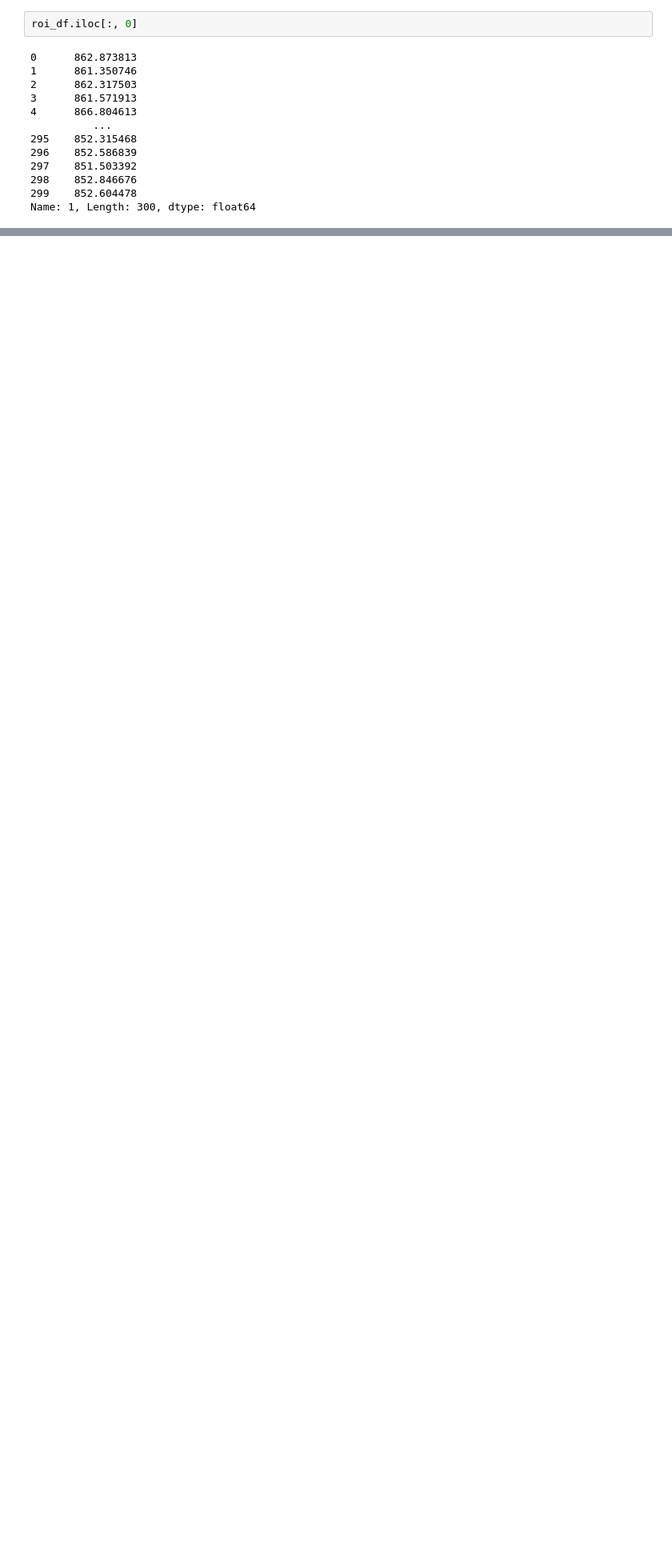
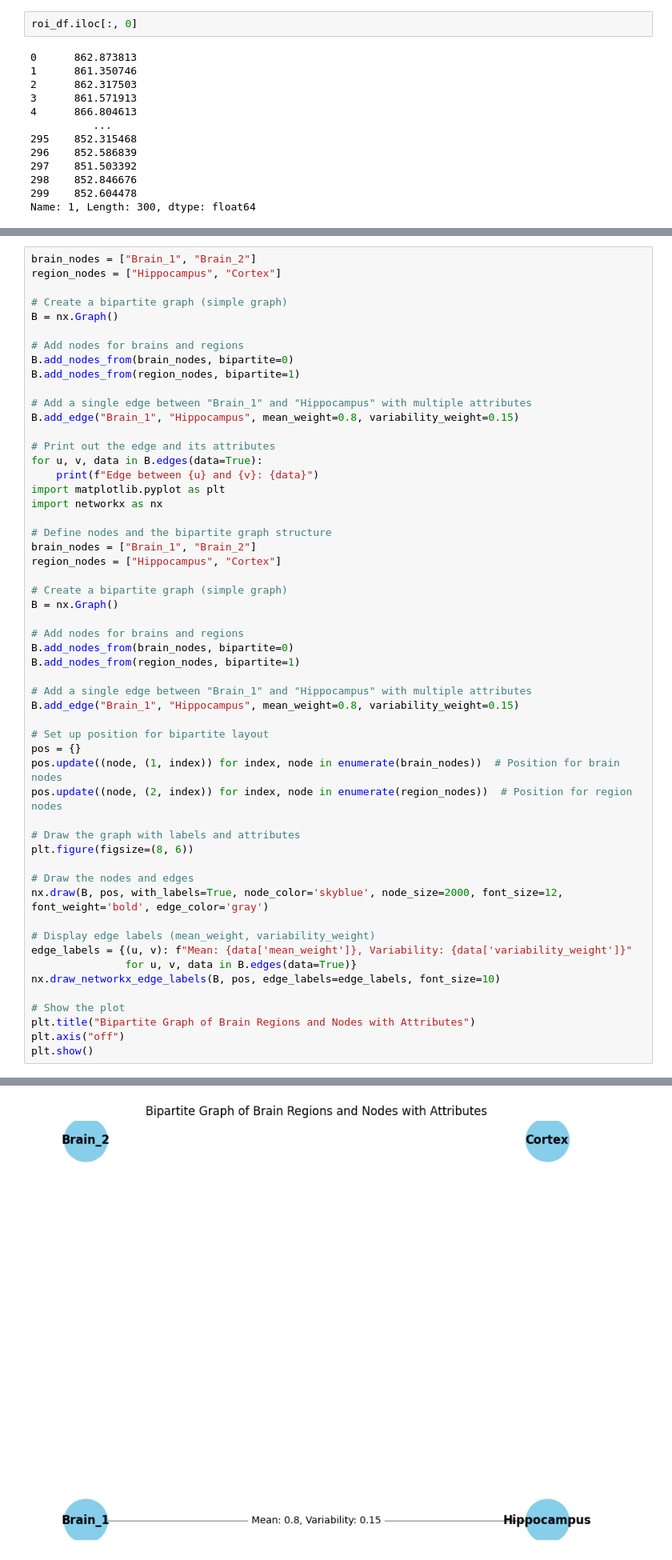
Before and after one commit to efwoods/Parkinsons_Disease_Study, a Jupyter notebook: example_data.ipynb, the cells around one changed output, grey strips where cells are left out. Shown at 80% size. Cells and saved outputs as stored; diff of their text form; blank space fills up the shorter version.

```diff
--- a/example_data.ipynb
+++ b/example_data.ipynb
@@ -545,0 +561,55 @@ plt.show()
+# %%
+brain_nodes = ["Brain_1", "Brain_2"]
+region_nodes = ["Hippocampus", "Cortex"]
+
+# Create a bipartite graph (simple graph)
+B = nx.Graph()
+
+# Add nodes for brains and regions
+B.add_nodes_from(brain_nodes, bipartite=0)
+B.add_nodes_from(region_nodes, bipartite=1)
+
+# Add a single edge between "Brain_1" and "Hippocampus" with multiple attributes
+B.add_edge("Brain_1", "Hippocampus", mean_weight=0.8, variability_weight=0.15)
+
+# Print out the edge and its attributes
+for u, v, data in B.edges(data=True):
+    print(f"Edge between {u} and {v}: {data}")
+import matplotlib.pyplot as plt
+import networkx as nx
+
+# Define nodes and the bipartite graph structure
+brain_nodes = ["Brain_1", "Brain_2"]
+region_nodes = ["Hippocampus", "Cortex"]
+
+# Create a bipartite graph (simple graph)
+B = nx.Graph()
+
+# Add nodes for brains and regions
+B.add_nodes_from(brain_nodes, bipartite=0)
+B.add_nodes_from(region_nodes, bipartite=1)
+
+# Add a single edge between "Brain_1" and "Hippocampus" with multiple attributes
+B.add_edge("Brain_1", "Hippocampus", mean_weight=0.8, variability_weight=0.15)
+
+# Set up position for bipartite layout
+pos = {}
+pos.update((node, (1, index)) for index, node in enumerate(brain_nodes))  # Position for brain nodes
+pos.update((node, (2, index)) for index, node in enumerate(region_nodes))  # Position for region nodes
+
+# Draw the graph with labels and attributes
+plt.figure(figsize=(8, 6))
+
+# Draw the nodes and edges
+nx.draw(B, pos, with_labels=True, node_color='skyblue', node_size=2000, font_size=12, font_weight='bold', edge_color='gray')
+
+# Display edge labels (mean_weight, variability_weight)
+edge_labels = {(u, v): f"Mean: {data['mean_weight']}, Variability: {data['variability_weight']}"
+               for u, v, data in B.edges(data=True)}
+nx.draw_networkx_edge_labels(B, pos, edge_labels=edge_labels, font_size=10)
+
+# Show the plot
+plt.title("Bipartite Graph of Brain Regions and Nodes with Attributes")
+plt.axis("off")
+plt.show()
+# %% [output]
@@ -545,0 +617 @@ plt.show()
+[figure, added]
```
Also changed, not shown: parts of 16 cells of this notebook, 1 other file.
